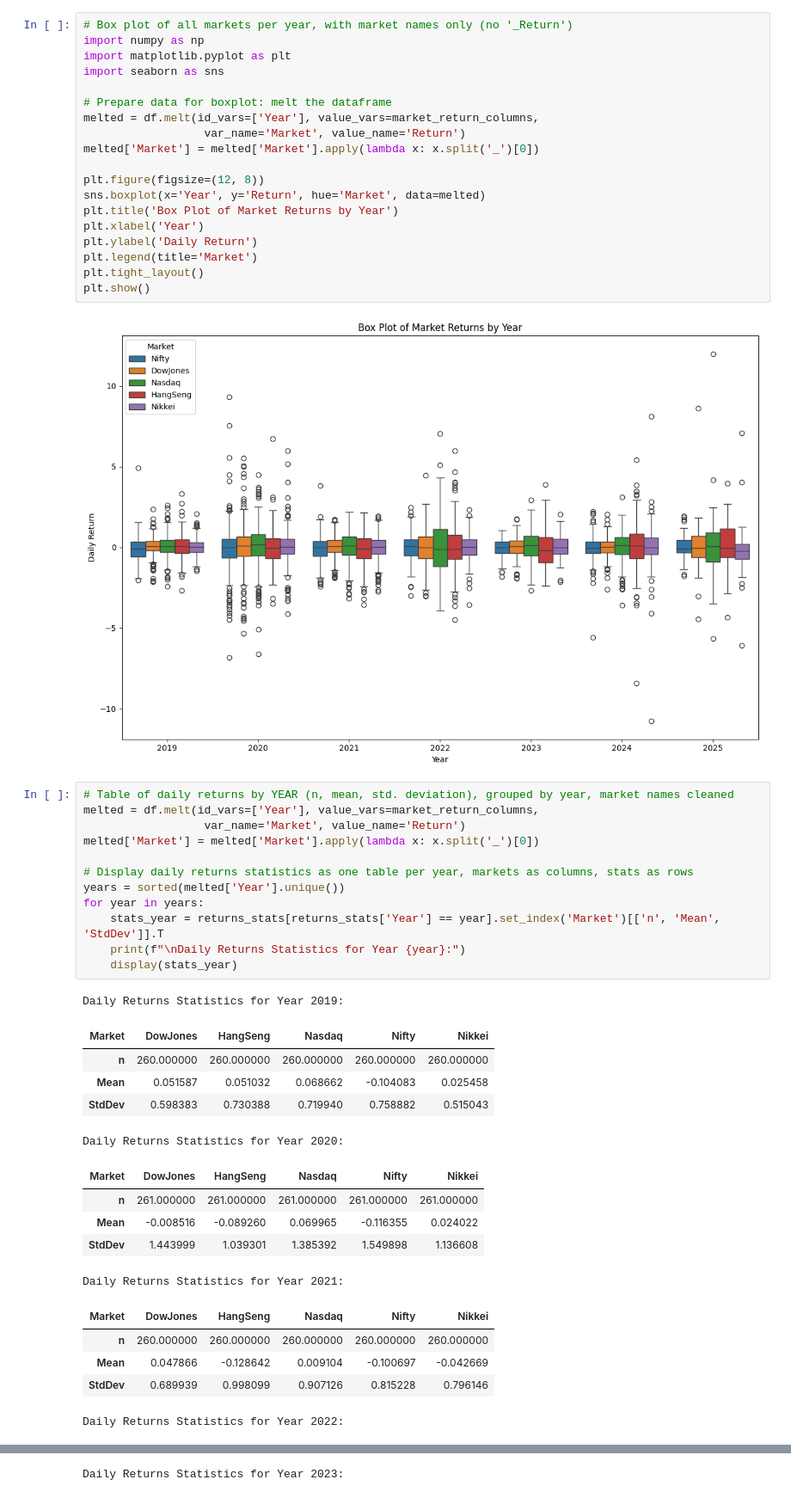
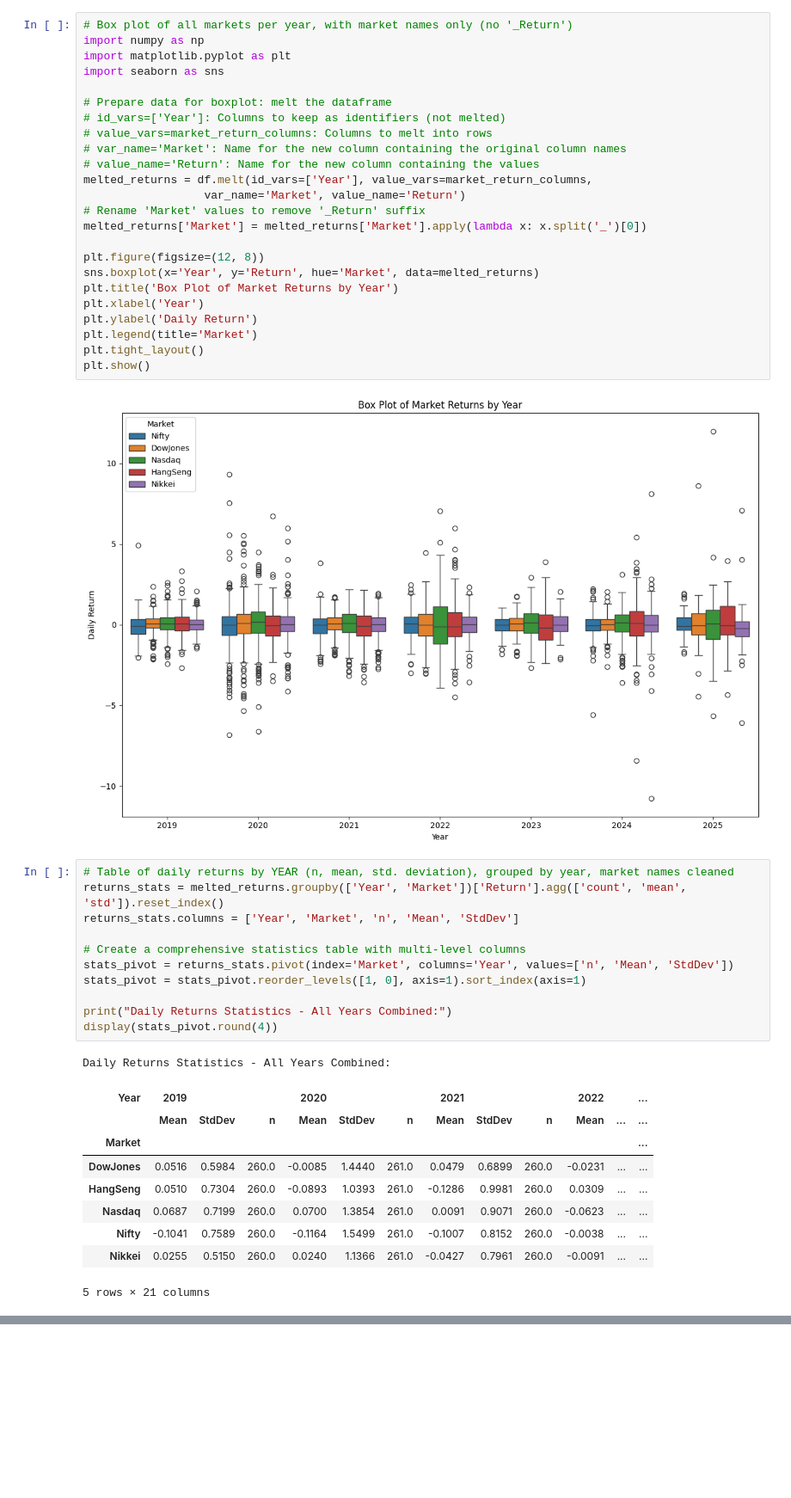
Before and after one commit to pablogrs/nifty_data, a Jupyter notebook: phase2.ipynb, the cells around one changed output, grey strips where cells are left out. Shown at 86% size. Drawn from its saved outputs; the diff is of its cells as text; blank space fills up the shorter version.

```diff
--- a/phase2.ipynb
+++ b/phase2.ipynb
@@ -12,12 +53,17 @@ import matplotlib.pyplot as plt
 import seaborn as sns
 
 # Prepare data for boxplot: melt the dataframe
-melted = df.melt(id_vars=['Year'], value_vars=market_return_columns,
+# id_vars=['Year']: Columns to keep as identifiers (not melted)
+# value_vars=market_return_columns: Columns to melt into rows
+# var_name='Market': Name for the new column containing the original column names
+# value_name='Return': Name for the new column containing the values
+melted_returns = df.melt(id_vars=['Year'], value_vars=market_return_columns,
                   var_name='Market', value_name='Return')
-melted['Market'] = melted['Market'].apply(lambda x: x.split('_')[0])
+# Rename 'Market' values to remove '_Return' suffix
+melted_returns['Market'] = melted_returns['Market'].apply(lambda x: x.split('_')[0])
 
 plt.figure(figsize=(12, 8))
-sns.boxplot(x='Year', y='Return', hue='Market', data=melted)
+sns.boxplot(x='Year', y='Return', hue='Market', data=melted_returns)
 plt.title('Box Plot of Market Returns by Year')
 plt.xlabel('Year')
 plt.ylabel('Daily Return')
@@ -28,30 +74,23 @@ plt.show()
 [figure]
 # %%
 # Table of daily returns by YEAR (n, mean, std. deviation), grouped by year, market names cleaned
-melted = df.melt(id_vars=['Year'], value_vars=market_return_columns,
-                  var_name='Market', value_name='Return')
-melted['Market'] = melted['Market'].apply(lambda x: x.split('_')[0])
+returns_stats = melted_returns.groupby(['Year', 'Market'])['Return'].agg(['count', 'mean', 'std']).reset_index()
+returns_stats.columns = ['Year', 'Market', 'n', 'Mean', 'StdDev']
 
-# Display daily returns statistics as one table per year, markets as columns, stats as rows
-years = sorted(melted['Year'].unique())
-for year in years:
-    stats_year = returns_stats[returns_stats['Year'] == year].set_index('Market')[['n', 'Mean', 'StdDev']].T
-    print(f"\nDaily Returns Statistics for Year {year}:")
-    display(stats_year)
+# Create a comprehensive statistics table with multi-level columns
+stats_pivot = returns_stats.pivot(index='Market', columns='Year', values=['n', 'Mean', 'StdDev'])
+stats_pivot = stats_pivot.reorder_levels([1, 0], axis=1).sort_index(axis=1)
+
+print("Daily Returns Statistics - All Years Combined:")
+display(stats_pivot.round(4))
 # %% [output]
-Daily Returns Statistics for Year 2019:
+Daily Returns Statistics - All Years Combined:
-| Market | DowJones | HangSeng | Nasdaq | Nifty | Nikkei |
-| n | 260.000000 | 260.000000 | 260.000000 | 260.000000 | 260.000000 |
-| Mean | 0.051587 | 0.051032 | 0.068662 | -0.104083 | 0.025458 |
-| StdDev | 0.598383 | 0.730388 | 0.719940 | 0.758882 | 0.515043 |
+| Year | 2019 |  |  | 2020 |  |  | 2021 |  |  | 2022 |  | ... |
+|  | Mean | StdDev | n | Mean | StdDev | n | Mean | StdDev | n | Mean | ... | ... |
+| Market |  |  |  |  |  |  |  |  |  |  |  | ... |
+| DowJones | 0.0516 | 0.5984 | 260.0 | -0.0085 | 1.4440 | 261.0 | 0.0479 | 0.6899 | 260.0 | -0.0231 | ... | ... |
+| HangSeng | 0.0510 | 0.7304 | 260.0 | -0.0893 | 1.0393 | 261.0 | -0.1286 | 0.9981 | 260.0 | 0.0309 | ... | ... |
+| Nasdaq | 0.0687 | 0.7199 | 260.0 | 0.0700 | 1.3854 | 261.0 | 0.0091 | 0.9071 | 260.0 | -0.0623 | ... | ... |
+| Nifty | -0.1041 | 0.7589 | 260.0 | -0.1164 | 1.5499 | 261.0 | -0.1007 | 0.8152 | 260.0 | -0.0038 | ... | ... |
+| Nikkei | 0.0255 | 0.5150 | 260.0 | 0.0240 | 1.1366 | 261.0 | -0.0427 | 0.7961 | 260.0 | -0.0091 | ... | ... |
-Daily Returns Statistics for Year 2020:
+5 rows × 21 columns
-| Market | DowJones | HangSeng | Nasdaq | Nifty | Nikkei |
-| n | 261.000000 | 261.000000 | 261.000000 | 261.000000 | 261.000000 |
-| Mean | -0.008516 | -0.089260 | 0.069965 | -0.116355 | 0.024022 |
-| StdDev | 1.443999 | 1.039301 | 1.385392 | 1.549898 | 1.136608 |
-Daily Returns Statistics for Year 2021:
-| Market | DowJones | HangSeng | Nasdaq | Nifty | Nikkei |
-| n | 260.000000 | 260.000000 | 260.000000 | 260.000000 | 260.000000 |
-| Mean | 0.047866 | -0.128642 | 0.009104 | -0.100697 | -0.042669 |
-| StdDev | 0.689939 | 0.998099 | 0.907126 | 0.815228 | 0.796146 |
-Daily Returns Statistics for Year 2022:
@@ -62 +96,0 @@ Daily Returns Statistics for Year 2022:
-Daily Returns Statistics for Year 2023:
```
Also changed, not shown: parts of 11 cells of this notebook, 14 other files.
